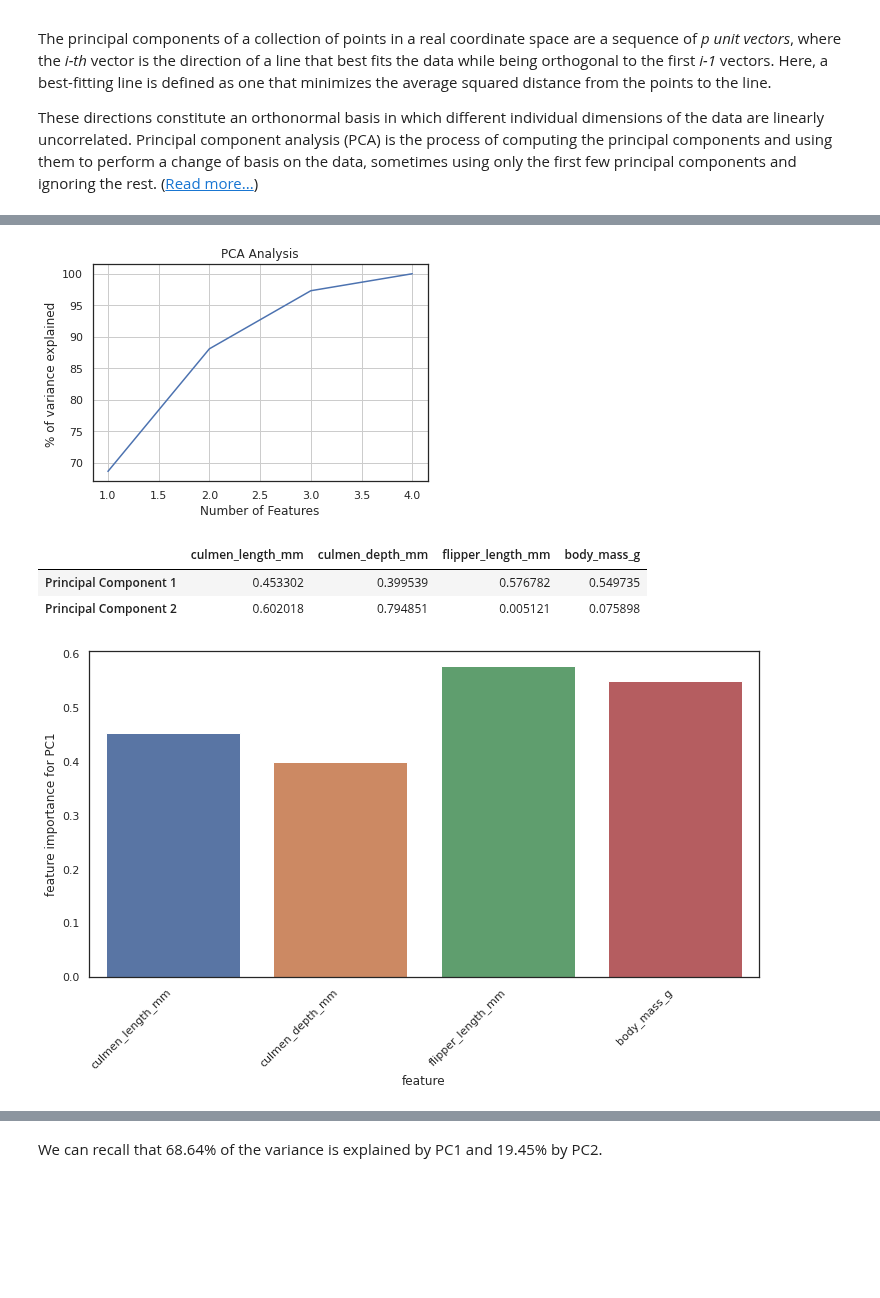
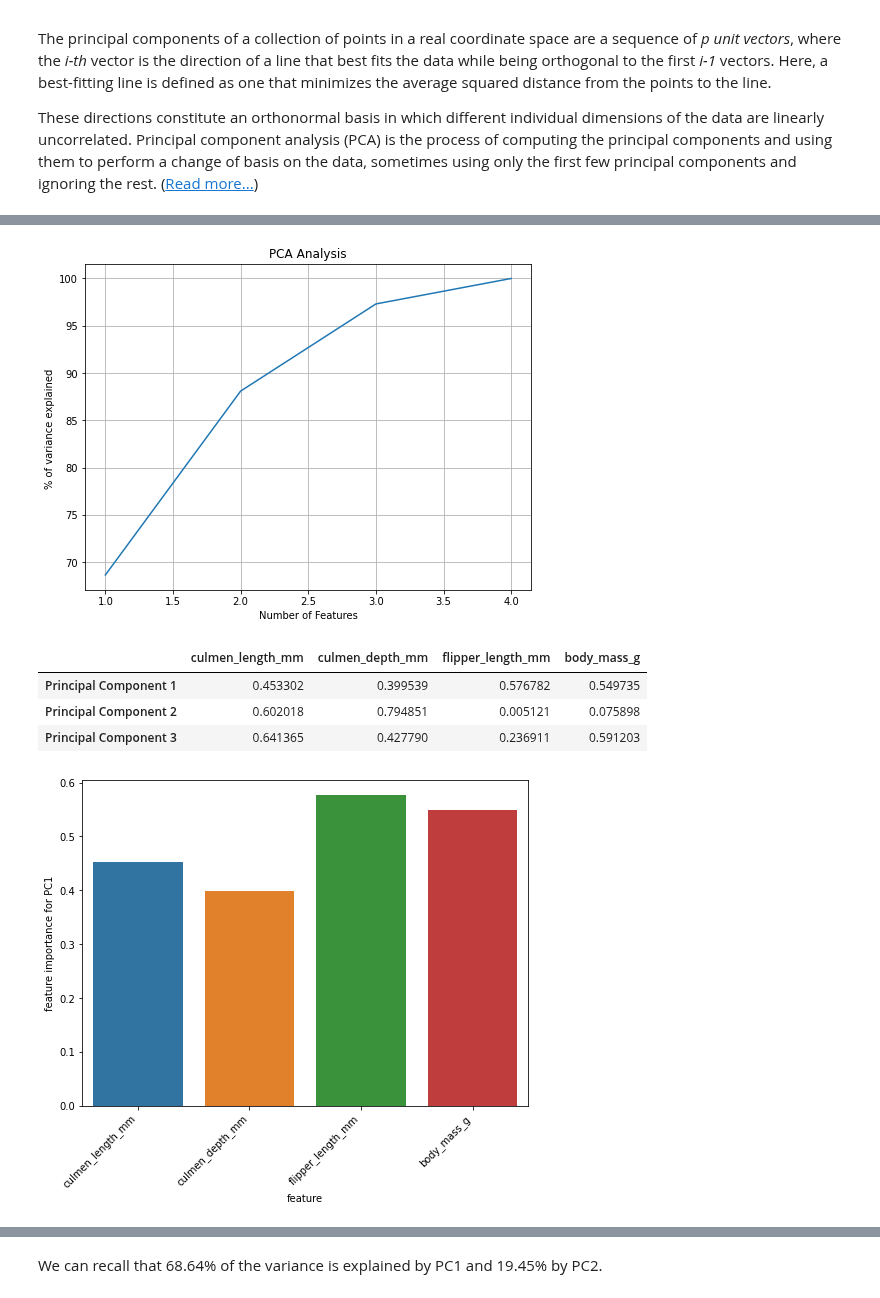
Before and after one commit to clizarraga-UAD7/Notebooks, a Jupyter notebook: Intro_UnsupervisedLearning.ipynb, the cells around one changed output, grey strips where cells are left out. Drawn from its saved outputs; the diff is of its cells as text; code cells hidden in the pictures; blank space fills up the shorter version.

```diff
--- a/Intro_UnsupervisedLearning.ipynb
+++ b/Intro_UnsupervisedLearning.ipynb
@@ -195,35 +226,37 @@ print('% Explained variance ratio:\n', np.round(100.0*pca.explained_variance_rat
 # %%
 # Variance explained by each PCA component
 n_pca = list(range(1,5))
 out_sum = np.cumsum(pca.explained_variance_ratio_)*100.0
 
+plt.figure(figsize=(8,6))
 plt.plot(n_pca, out_sum)
 plt.title('PCA Analysis')
 plt.xlabel('Number of Features')
 plt.ylabel('% of variance explained ')
 plt.grid(True)
 plt.show();
 # %% [output]
-[figure, old version]
+[figure, new version]
 # %%
-pc_df = pd.DataFrame(abs(pca.components_[:2]), columns = df_meas.columns,
-                     index = ['Principal Component 1', 'Principal Component 2'])
+pc_df = pd.DataFrame(abs(pca.components_[:3]), columns = df_meas.columns,
+                     index = ['Principal Component 1', 'Principal Component 2', 'Principal Component 3' ])
 pc_df
 # %% [output]
 |  | culmen_length_mm | culmen_depth_mm | flipper_length_mm | body_mass_g |
 | Principal Component 1 | 0.453302 | 0.399539 | 0.576782 | 0.549735 |
 | Principal Component 2 | 0.602018 | 0.794851 | 0.005121 | 0.075898 |
+| Principal Component 3 | 0.641365 | 0.427790 | 0.236911 | 0.591203 |
 # %%
 # Plot feature importance for PC1
 
-fig, ax = plt.subplots(figsize=(12, 6))
+fig, ax = plt.subplots(figsize=(8, 6))
 sns.barplot(x=pc_df.columns.values, y=pc_df.iloc[0].values)
 ax.set_xticklabels(ax.get_xticklabels(), rotation=45, horizontalalignment='right')
 ax.set_xlabel('feature')
 ax.set_ylabel('feature importance for PC1')
 plt.show();
 # %% [output]
-[figure, old version]
+[figure, new version]
 # %%
 # Plot feature importance for PC2
 
```
Also changed, not shown: parts of 43 cells of this notebook.
